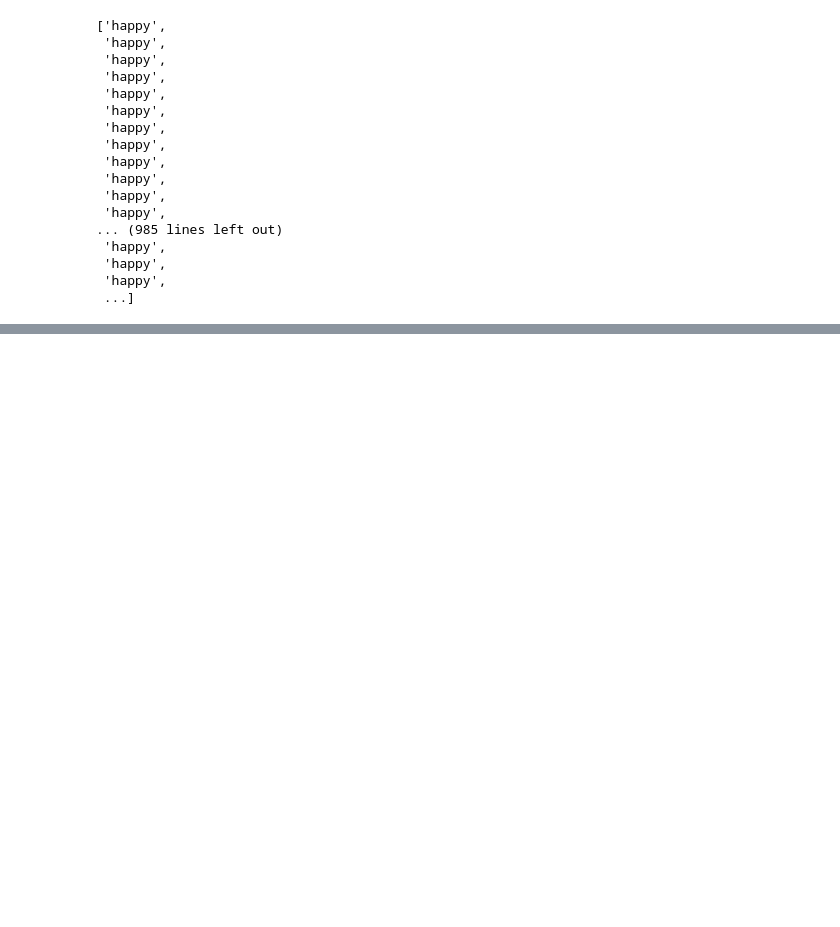
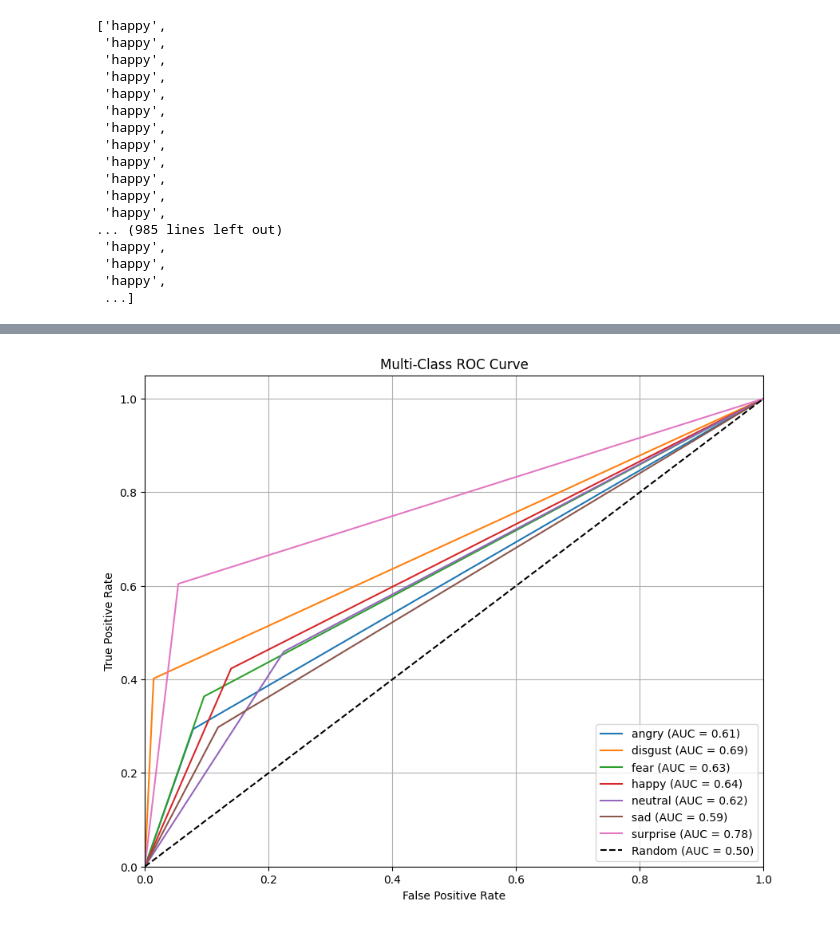
Before and after one commit to shaneab30/Expression-recognition, a Jupyter notebook: jonathanheix dataset/final/final basis/knn_standardscaler_gridsearch_pca.ipynb, the cells around one changed output, grey strips where cells are left out. Saved outputs shown, nothing was run; the diff lists cells and outputs as text; code cells hidden in the pictures; blank space fills up the shorter version.

Commit message:
added roc curves

```diff
--- a/jonathanheix dataset/final/final basis/knn_standardscaler_gridsearch_pca.ipynb
+++ b/jonathanheix dataset/final/final basis/knn_standardscaler_gridsearch_pca.ipynb
@@ -217,0 +219,37 @@ plot_confusion_matrix(best_model, X_test, y_test, label_encoder)
+# %%
+def plot_roc_curves(model, X_train, y_train, X_test, y_test, label_encoder):
+
+    # Binarize the output
+    y_test_binarized = label_binarize(y_test, classes=range(len(label_encoder.classes_)))
+    n_classes = y_test_binarized.shape[1]
+
+    # Use OneVsRestClassifier to handle multi-class
+    classifier = OneVsRestClassifier(model)
+    y_score = classifier.fit(X_train, y_train).predict_proba(X_test)
+
+    # Plot ROC curve for each class
+    fpr = dict()
+    tpr = dict()
+    roc_auc = dict()
+
+    plt.figure(figsize=(10, 8))
+    for i in range(n_classes):
+        fpr[i], tpr[i], _ = roc_curve(y_test_binarized[:, i], y_score[:, i])
+        roc_auc[i] = auc(fpr[i], tpr[i])
+        plt.plot(fpr[i], tpr[i], label=f"{label_encoder.classes_[i]} (AUC = {roc_auc[i]:.2f})")
+
+    # Plot random guess line
+    plt.plot([0, 1], [0, 1], 'k--', label='Random (AUC = 0.50)')
+
+    plt.xlim([0.0, 1.0])
+    plt.ylim([0.0, 1.05])
+    plt.xlabel('False Positive Rate')
+    plt.ylabel('True Positive Rate')
+    plt.title('Multi-Class ROC Curve')
+    plt.legend(loc='lower right')
+    plt.grid()
+    plt.show()
+
+plot_roc_curves(best_model, X_train, y_train, X_test, y_test, label_encoder)
+# %% [output]
+[figure, added]
```
Also changed, not shown: parts of 4 cells of this notebook, 3 other files.
